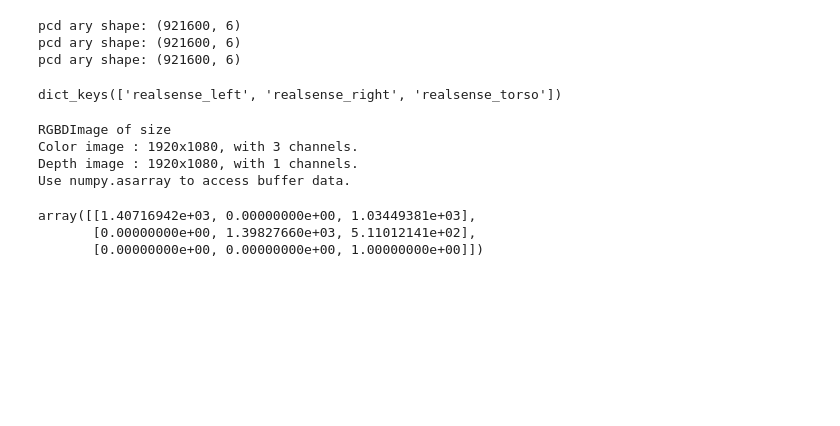
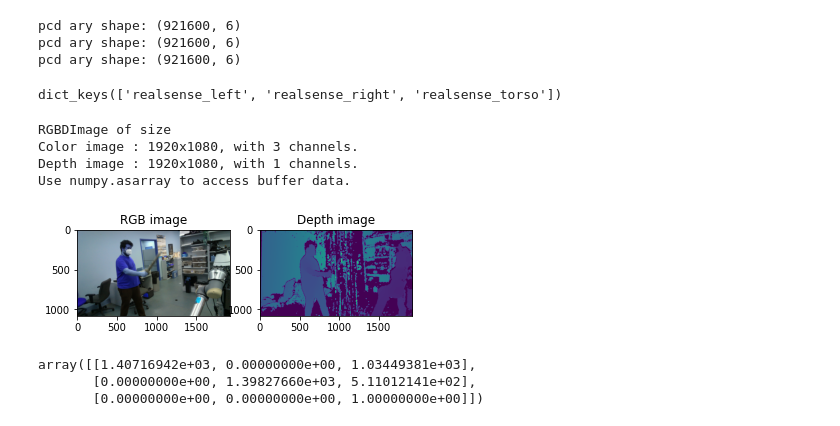
Before and after one commit to ShaoxiongYao/ECE598HRI-FinalProject, a Jupyter notebook: Camera Calibrations.ipynb, the cells around one changed output. Drawn from its saved outputs; the diff is of its cells as text; code cells hidden in the pictures; blank space fills up the shorter version.

```diff
--- a/Camera Calibrations.ipynb
+++ b/Camera Calibrations.ipynb
@@ -323,16 +322,28 @@ pcd_dict.keys()
 # %% [output]
 dict_keys(['realsense_left', 'realsense_right', 'realsense_torso'])
 # %%
-color_raw = o3d.io.read_image("Dataset/cam_left_imgs/color/color_1650416175949063218.png")
-depth_raw = o3d.io.read_image("Dataset/cam_left_imgs/depth/depth_1650416454318249720.png")
+color_raw = o3d.io.read_image("Dataset/cam_left_imgs/color/color_1650418069209176274.png")
+depth_raw = o3d.io.read_image("Dataset/cam_left_imgs/depth/depth_1650418069201362591.png")
 
-rgbd_image = o3d.geometry.RGBDImage.create_from_color_and_depth(color_raw, depth_raw, convert_rgb_to_intensity=False)
+rgbd_image = o3d.geometry.RGBDImage.create_from_color_and_depth(color_raw, depth_raw,
+                                                                depth_trunc=10.0,
+                                                                convert_rgb_to_intensity=False)
 print(rgbd_image)
 # %% [output]
 RGBDImage of size
 Color image : 1920x1080, with 3 channels.
 Depth image : 1920x1080, with 1 channels.
 Use numpy.asarray to access buffer data.
+# %%
+plt.subplot(1, 2, 1)
+plt.title('RGB image')
+plt.imshow(rgbd_image.color)
+plt.subplot(1, 2, 2)
+plt.title('Depth image')
+plt.imshow(rgbd_image.depth)
+plt.show()
+# %% [output]
+[figure, added]
 # %%
 K_fn = 'Calibration/data/intrinsics/intrinsic_calibrations.p'
 cam_K_dict = load_cam_K(K_fn, 1920, 1080)
```
Also changed, not shown: parts of 3 cells of this notebook, 5 other files.
